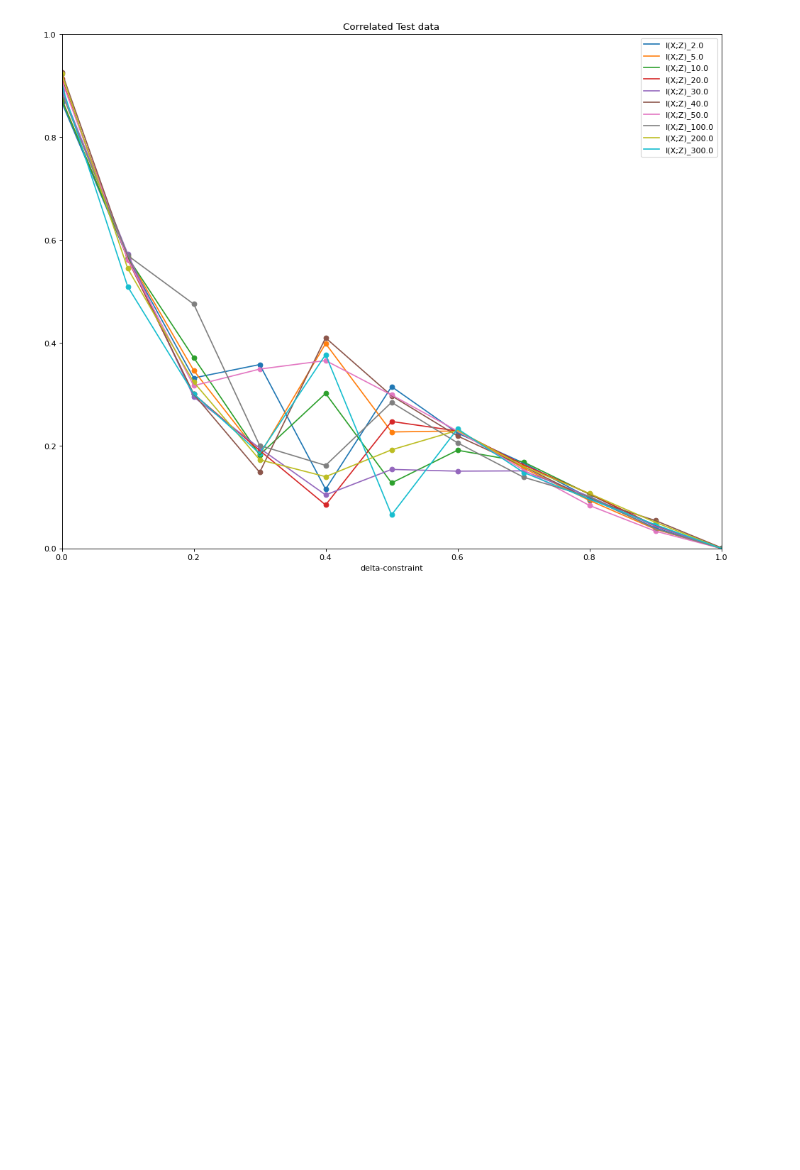
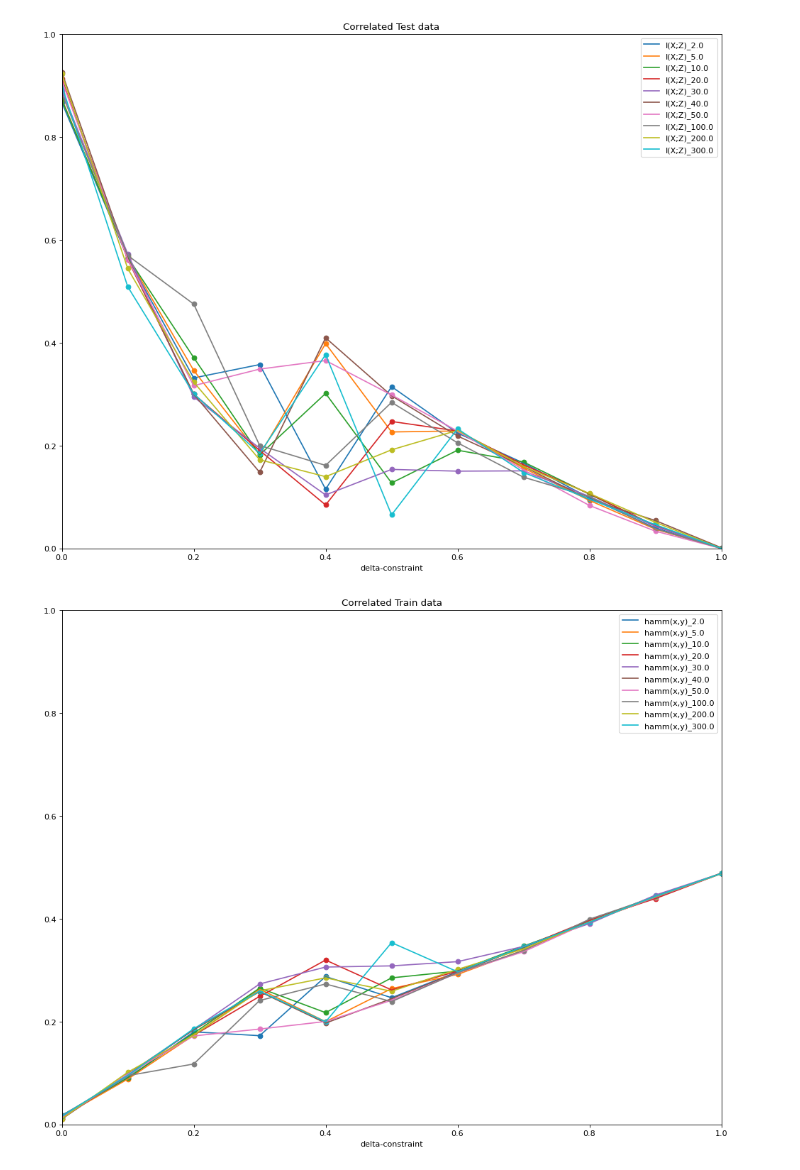
Before and after one commit to maxxiefjv/privpack, a Jupyter notebook: visualizing_binary_results.ipynb, the cells around one changed output. Saved outputs shown, nothing was run; the diff lists cells and outputs as text; code cells hidden in the pictures; blank space fills up the shorter version.

Commit message:
updatged visualisation results

```diff
--- a/visualizing_binary_results.ipynb
+++ b/visualizing_binary_results.ipynb
@@ -351,6 +351,18 @@ def plot_privacy_utility_tradeoff_alphas(axs, df, name, train_or_tesst):
     axs.xlabel('delta-constraint')
     axs.title('{} data'.format(name))
     axs.legend()
+
+def plot_distortion_vs_constraint_alphas(axs, df, name, train_or_tesst):
+    x = df['E[hamm(x,y)]'].to_numpy().astype(np.float32)
+    z = df['delta'].to_numpy().astype(np.float32)
+
+    axs.plot(z,x, label='hamm(x,y)_' + train_or_tesst)
+    axs.scatter(z,x)
+    axs.xlim([0,1])
+    axs.ylim([0,1])
+    axs.xlabel('delta-constraint')
+    axs.title('{} data'.format(name))
+    axs.legend()
 # %%
 from matplotlib.pyplot import figure
 figure(num=None, figsize=(15, 12), dpi=80, facecolor='w', edgecolor='k')
@@ -363,6 +375,11 @@ def plot_for_all_alphas(df, name):
         subframe = df[df['alpha'] == alpha]
         plot_privacy_utility_tradeoff_alphas(plt, subframe, name, str(alpha))
 
+def plot_for_all_alphas_distortion(df, name):
+    for alpha in alphas[:-2]:
+        subframe = df[df['alpha'] == alpha]
+        plot_distortion_vs_constraint_alphas(plt, subframe, name, str(alpha))
+
 plot_for_all_alphas(train_correlated_alpha_df, 'Correlated Train')
 plt.savefig('binary_alpha_plots_correlated_train.png')
 # %% [output]
@@ -388,3 +405,9 @@ plot_for_all_alphas(test_correlated_alpha_df, 'Correlated Test')
 plt.savefig('binary_alpha_plots_correlated_test.png')
 # %% [output]
 [figure]
+# %%
+figure(num=None, figsize=(15, 12), dpi=80, facecolor='w', edgecolor='k')
+
+plot_for_all_alphas_distortion(train_correlated_alpha_df, 'Correlated Train')
+# %% [output]
+[figure, added]
```
Also changed, not shown: parts of 4 cells of this notebook, 7 other files.
